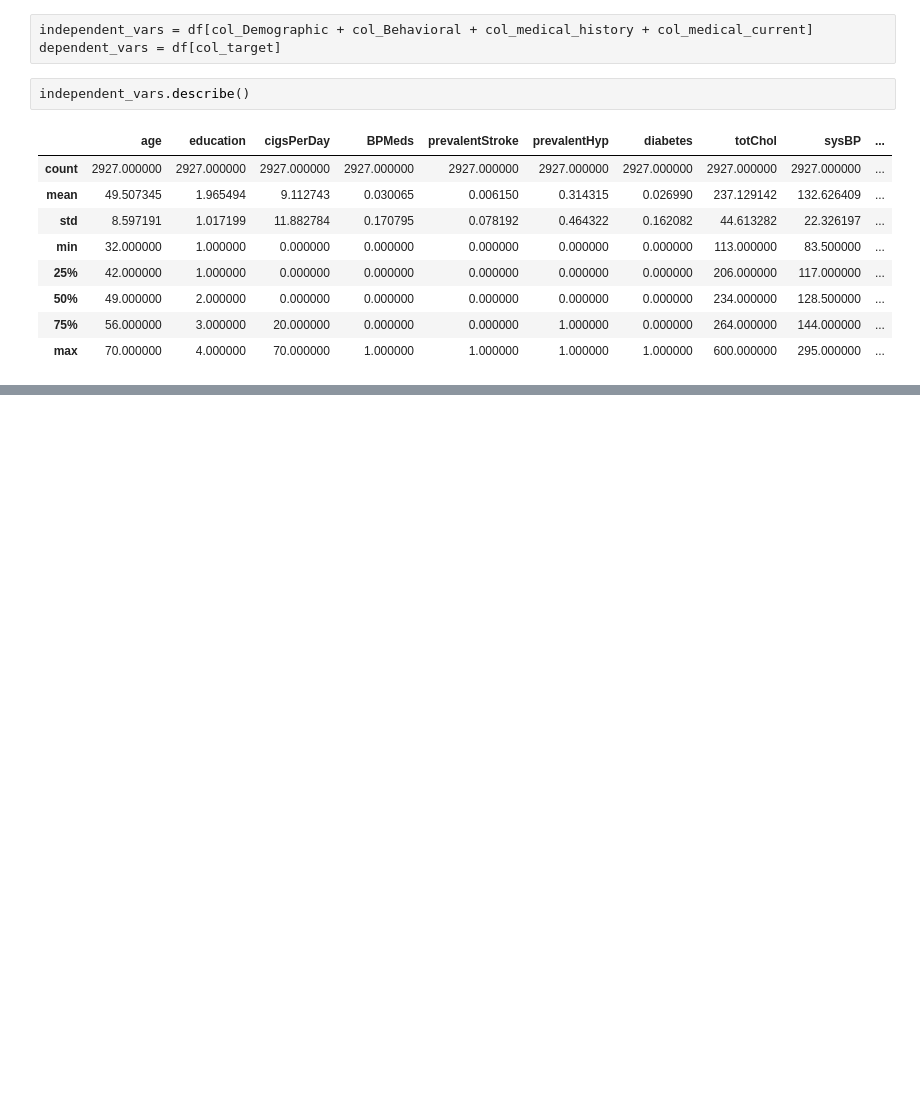
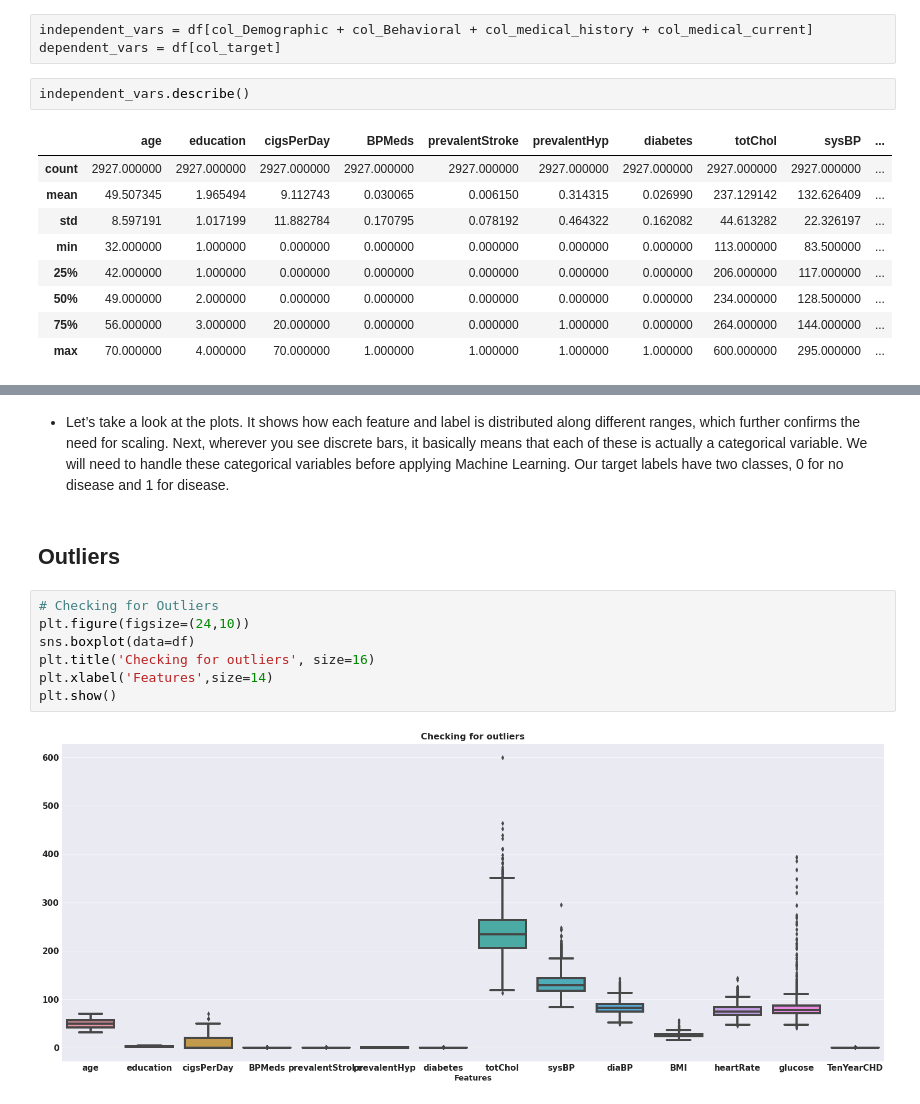
Before and after one commit to kavrit/Cardiovascular-Risk-Prediction, a Jupyter notebook: Capstone_Project_Cardiovascular_Risk_Prediction.ipynb, the cells around one changed output, grey strips where cells are left out. Cells and saved outputs as stored; diff of their text form; blank space fills up the shorter version.

```diff
--- a/Capstone_Project_Cardiovascular_Risk_Prediction.ipynb
+++ b/Capstone_Project_Cardiovascular_Risk_Prediction.ipynb
@@ -321,0 +354,13 @@ independent_vars.describe()
+# %% [markdown]
+* Let’s take a look at the plots. It shows how each feature and label is distributed along different ranges, which further confirms the need for scaling. Next, wherever you see discrete bars, it basically means that each of these is actually a categorical variable. We will need to handle these categorical variables before applying Machine Learning. Our target labels have two classes, 0 for no disease and 1 for disease.
+# %% [markdown]
+## **Outliers**
+# %%
+# Checking for Outliers
+plt.figure(figsize=(24,10))
+sns.boxplot(data=df)
+plt.title('Checking for outliers', size=16)
+plt.xlabel('Features',size=14)
+plt.show()
+# %% [output]
+[figure, added]
```
Also changed, not shown: parts of 33 cells of this notebook.
